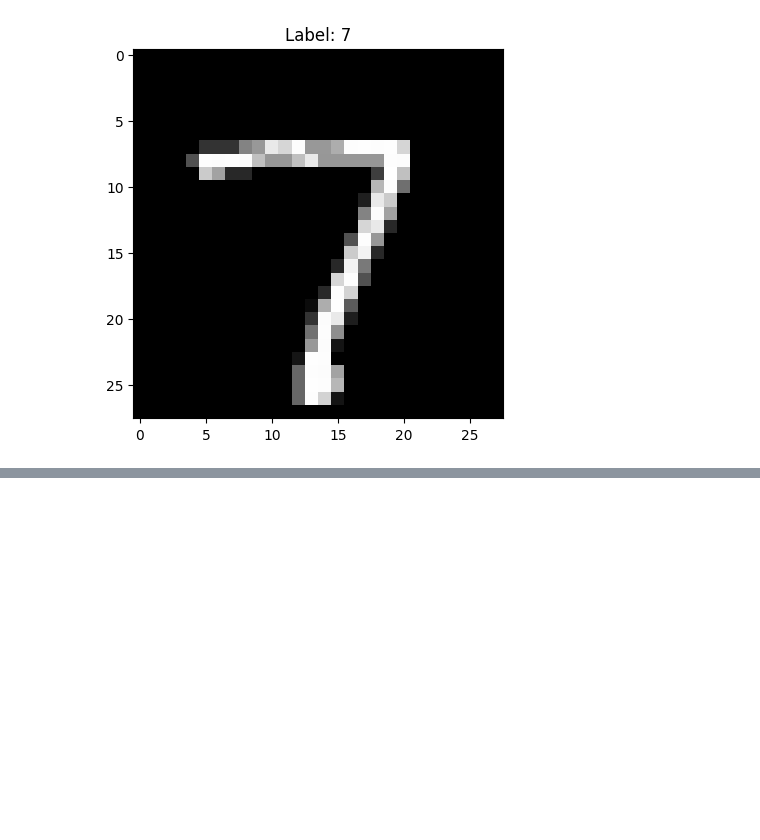
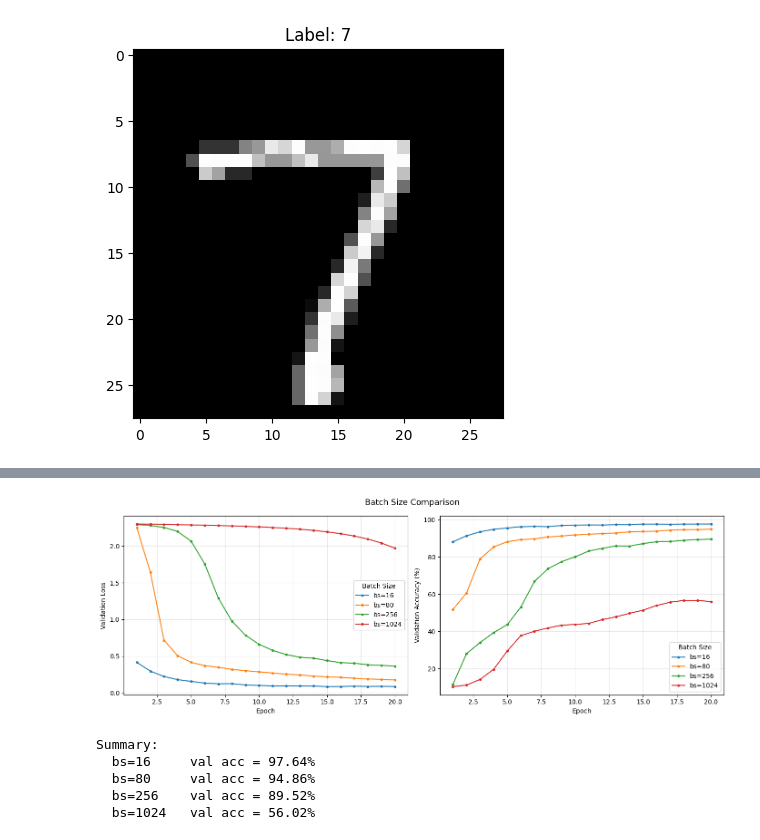
Before and after one commit to MostafaAY43/MNIST-CNN-Neural-Networks, a Jupyter notebook: mnist-cnn-nn.ipynb, the cells around one changed output, grey strips where cells are left out. Cells and saved outputs as stored; diff of their text form; code cells hidden in the pictures; blank space fills up the shorter version.

```diff
--- a/mnist-cnn-nn.ipynb
+++ b/mnist-cnn-nn.ipynb
@@ -133,0 +398,17 @@ plt.show()
+# %%
+batch_sizes = [16, 80, 256, 1024]
+bs_histories, bs_final_accs = [], []
+
+for bs in batch_sizes:
+    print(f'\n--- batch size = {bs} ---')
+    _, hist = run_experiment(batch_size=bs)
+    bs_histories.append(hist)
+    bs_final_accs.append(hist['val_acc'][-1])
+
+plot_comparison(bs_histories, [f'bs={bs}' for bs in batch_sizes],
+                'Batch Size Comparison', 'Batch Size')
+
+print('\nSummary:')
+for bs, acc in zip(batch_sizes, bs_final_accs):
+    print(f'  bs={bs:<5}  val acc = {acc:.2f}%')
+# %% [output]
@@ -133,0 +432,6 @@ plt.show()
+[figure, added]
+Summary:
+  bs=16     val acc = 97.64%
+  bs=80     val acc = 94.86%
+  bs=256    val acc = 89.52%
+  bs=1024   val acc = 56.02%
```
Also changed, not shown: parts of 32 cells of this notebook.
